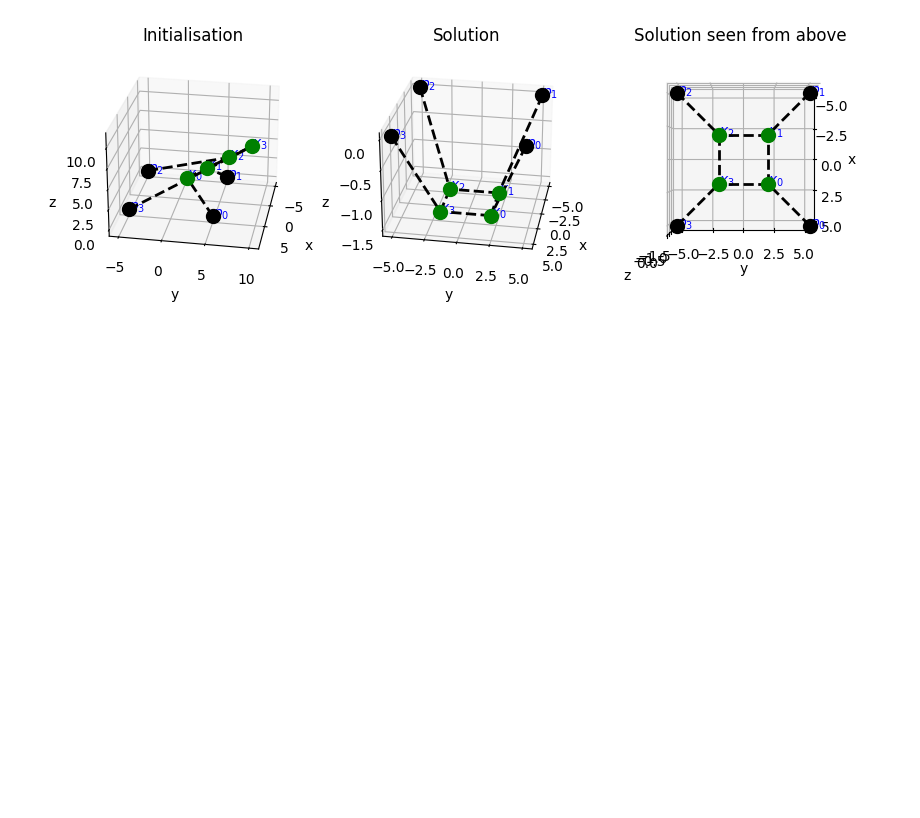
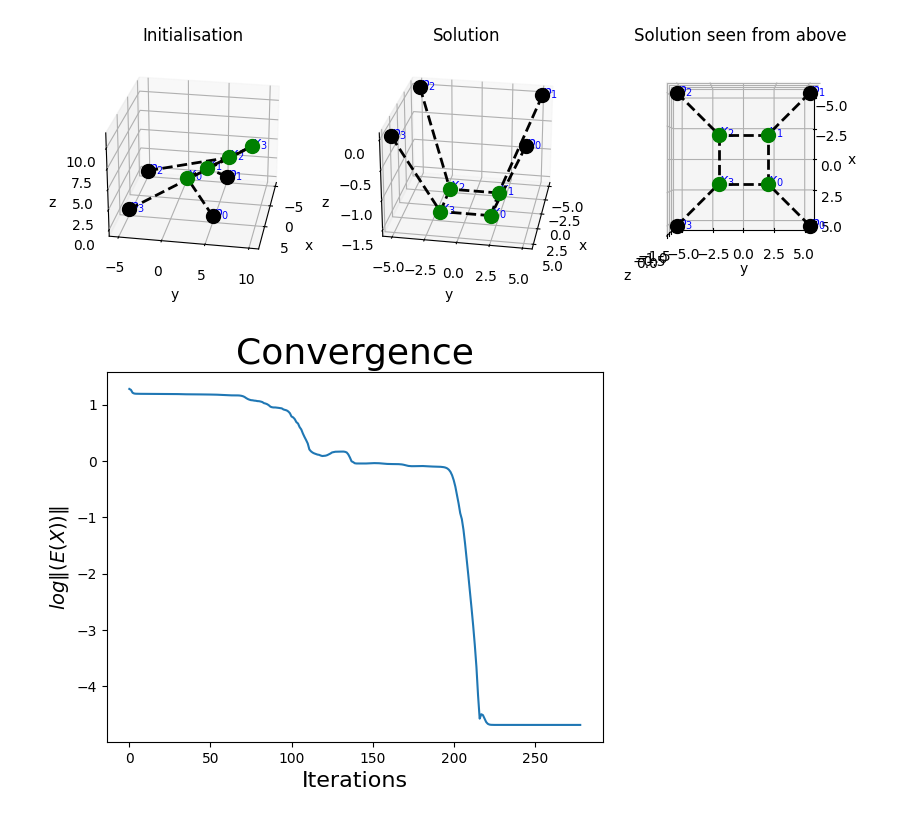
Before and after one commit to otkulseng/Opt1_Project, a Jupyter notebook: Kode/experiments.ipynb, the cells around one changed output. Cells and saved outputs as stored; diff of their text form; code cells hidden in the pictures; blank space fills up the shorter version.

```diff
--- a/Kode/experiments.ipynb
+++ b/Kode/experiments.ipynb
@@ -33,2 +37,18 @@ if SAVE_TO_FILE:
 # %% [output]
 [figure]
+# %%
+ts =  TEST.P69
+s = 0.70970
+t = 9.54287
+sol = np.array([
+    [-s, 0, t],
+    [0, -s, t],
+    [s, 0, t],
+    [0, s, t]
+]).flatten()
+
+x0 = np.arange(3 * len(ts.free_weights))
+res, conv = bfgs(x0, ts.func, ts.grad, Niter=1000, convergence_sol=True, solution=sol)
+conv_plot(conv)
+# %% [output]
+[figure, added]
```
Also changed, not shown: parts of 17 cells of this notebook, 20 other files.
